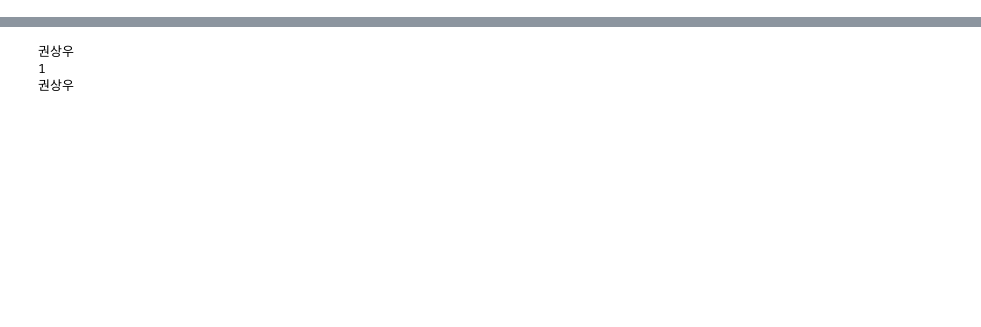
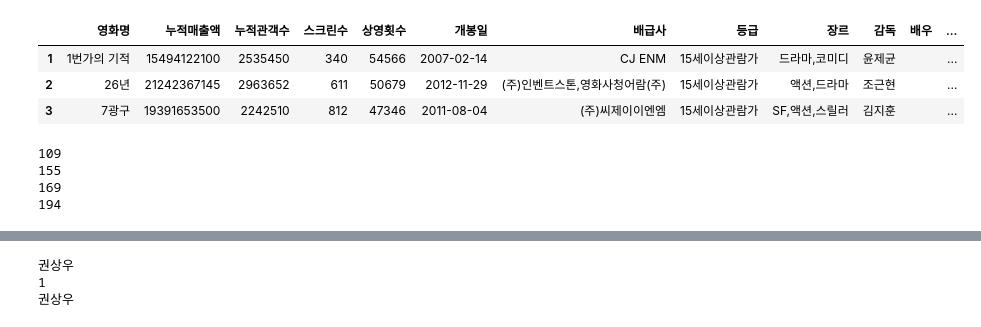
Before and after one commit to bjKim2/pj_rprac, a Jupyter notebook: python/조연주연크롤링.ipynb, the cells around one changed output, grey strips where cells are left out. Cells and saved outputs as stored; diff of their text form; code cells hidden in the pictures; blank space fills up the shorter version.

```diff
--- a/python/조연주연크롤링.ipynb
+++ b/python/조연주연크롤링.ipynb
@@ -97,0 +130,16 @@ https://movie.naver.com/movie/bi/mi/detail.naver?code=100647
+# %%
+data[1:4]
+# %% [output]
+|  | 영화명 | 누적매출액 | 누적관객수 | 스크린수 | 상영횟수 | 개봉일 | 배급사 | 등급 | 장르 | 감독 | 배우 | ... |
+| 1 | 1번가의 기적 | 15494122100 | 2535450 | 340 | 54566 | 2007-02-14 | CJ ENM | 15세이상관람가 | 드라마,코미디 | 윤제균 |  | ... |
+| 2 | 26년 | 21242367145 | 2963652 | 611 | 50679 | 2012-11-29 | (주)인벤트스톤,영화사청어람(주) | 15세이상관람가 | 액션,드라마 | 조근현 |  | ... |
+| 3 | 7광구 | 19391653500 | 2242510 | 812 | 47346 | 2011-08-04 | (주)씨제이이엔엠 | 15세이상관람가 | SF,액션,스릴러 | 김지훈 |  | ... |
+# %%
+for i in range(0,len(data)):
+    if(data["배우"][i] == ""):
+        print(i)
+# %% [output]
+109
+155
+169
+194
```
Also changed, not shown: parts of 10 cells of this notebook, 5 other files.
